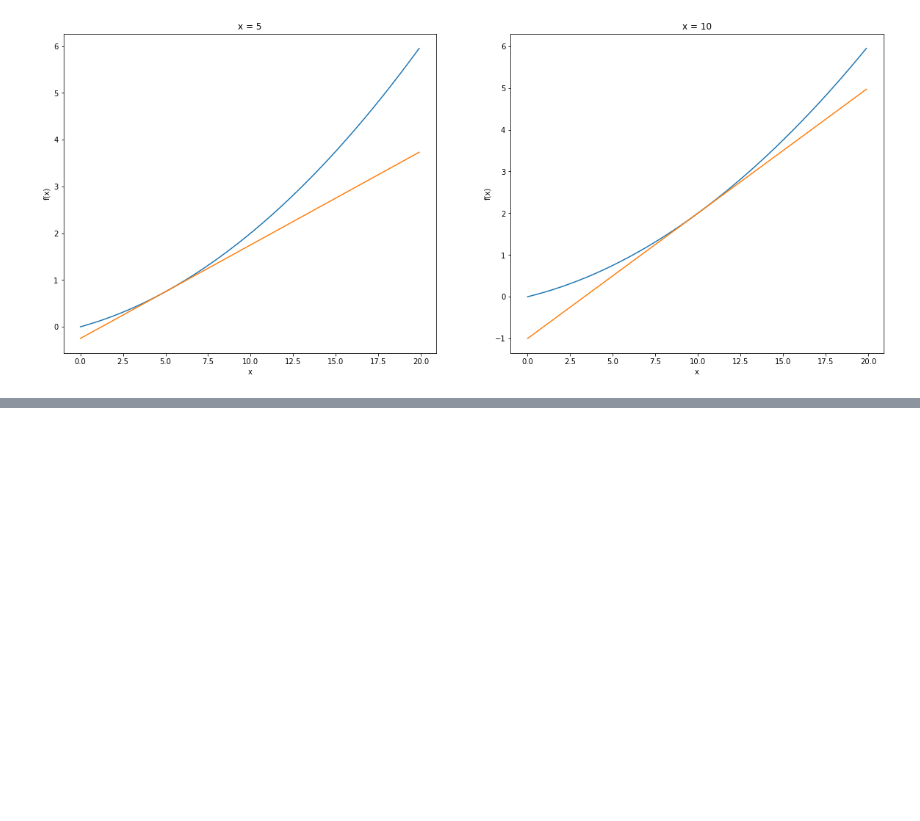
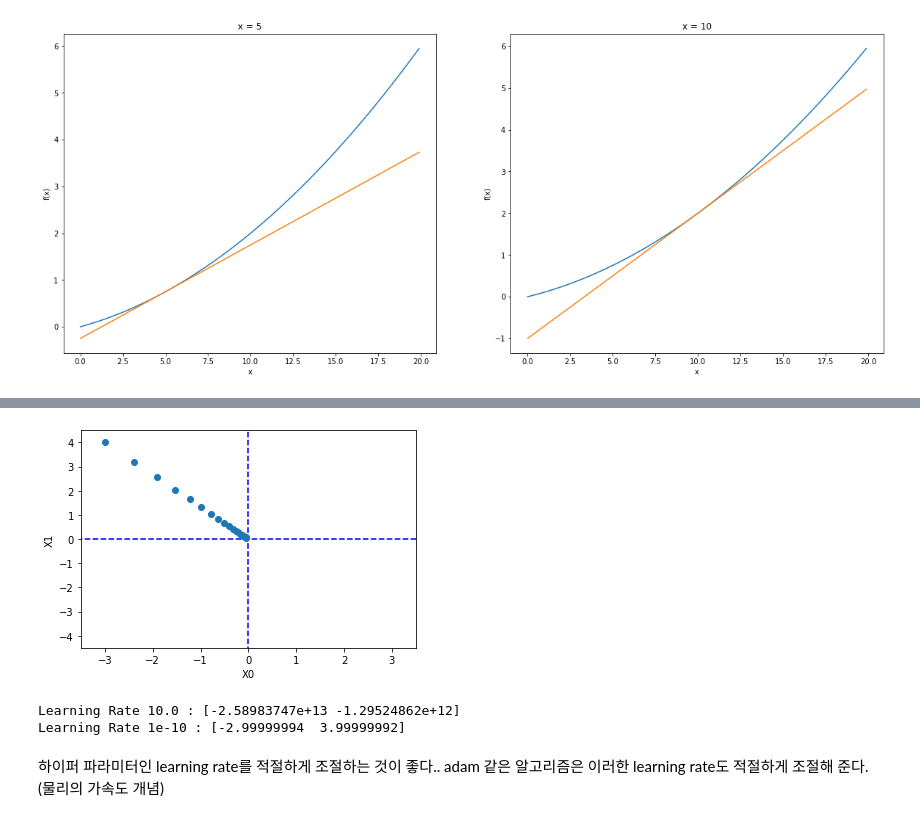
Before and after one commit to wjh818/Data_hwj, a Jupyter notebook: Deep_Learning/7_수치미분과_경사하강법.ipynb, the cells around one changed output, grey strips where cells are left out. Drawn from its saved outputs; the diff is of its cells as text; code cells hidden in the pictures; blank space fills up the shorter version.

Commit message:
수치미분과 경사하강법

```diff
--- a/Deep_Learning/7_수치미분과_경사하강법.ipynb
+++ b/Deep_Learning/7_수치미분과_경사하강법.ipynb
@@ -100,0 +292,16 @@ plt.show()
+# %%
+# 경사하강법 구현
+# 편미분 대상 함수, 초기 x 좌표, lr, step_num,
+
+def gradient_descent(f, init_x, lr=0.01, step_num=100):
+  x = init_x
+
+  for i in range(step_num):
+    # step_num만큼 반복하면서 기울기 배열(기울기 벡터)를 구해서 x를 업데이트
+
+    # 1. 기울기 배열 구하기
+    grad = numerical_gradient(f, x)
+
+    x -= lr * grad
+    print("기울기 : {} \t x 좌표 : {}".format(grad, x))
+  return x
@@ -100,0 +351,53 @@ plt.show()
+# %%
+# coding: utf-8
+import numpy as np
+import matplotlib.pylab as plt
+
+def gradient_descent(f, init_x, lr=0.01, step_num=100):
+    x = init_x
+    x_history = []
+
+    for i in range(step_num):
+        x_history.append( x.copy() )
+
+        grad = numerical_gradient(f, x)
+        x -= lr * grad
+
+    return x, np.array(x_history)
+
+init_x = np.array([-3.0, 4.0])
+
+lr = 0.1
+step_num = 20
+x, x_history = gradient_descent(function_2, init_x, lr=lr, step_num=step_num)
+
+plt.plot( [-5, 5], [0,0], '--b')
+plt.plot( [0,0], [-5, 5], '--b')
+plt.plot(x_history[:,0], x_history[:,1], 'o')
+
+plt.xlim(-3.5, 3.5)
+plt.ylim(-4.5, 4.5)
+plt.xlabel("X0")
+plt.ylabel("X1")
+plt.show()
+# %% [output]
+[figure, added]
+# %%
+# lr 값이 크면 한번에 갱신되는 값이 크다는 뜻
+# lr 값이 작으면 거의 변화가 없다
+
+# 학습률이 너무 큰 예. lr = 10.0
+init_x = np.array([-3.0, 4.0])
+result, _ = gradient_descent(function_2, init_x=init_x, lr=10.0, step_num=100)
+print("Learning Rate 10.0 : {}".format(result))
+
+
+# 학습률이 너무 작은 예. lr = 1e-10
+init_x = np.array([-3.0, 4.0])
+result, _ = gradient_descent(function_2, init_x=init_x, lr=1e-10, step_num=100)
+print("Learning Rate 1e-10 : {}".format(result))
+# %% [output]
+Learning Rate 10.0 : [-2.58983747e+13 -1.29524862e+12]
+Learning Rate 1e-10 : [-2.99999994  3.99999992]
+# %% [markdown]
+하이퍼 파라미터인 learning rate를 적절하게 조절하는 것이 좋다.. adam 같은 알고리즘은 이러한 learning rate도 적절하게 조절해 준다. (물리의 가속도 개념)
```
Also changed, not shown: parts of 16 cells of this notebook.
